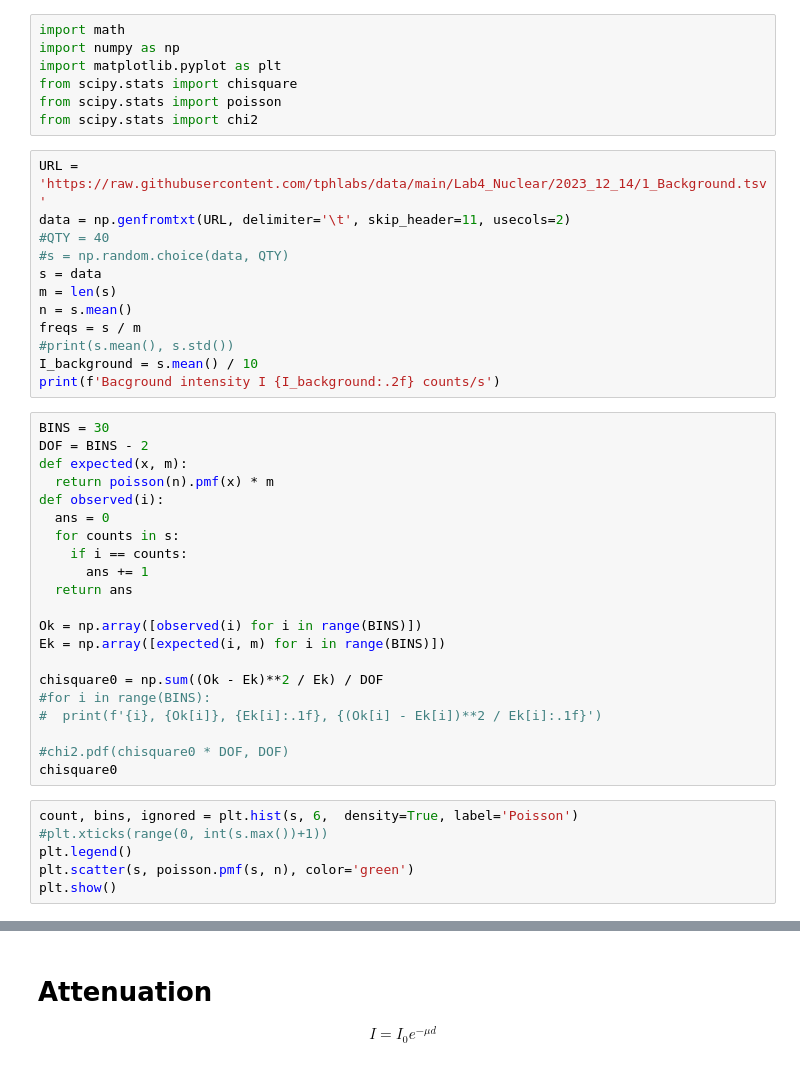
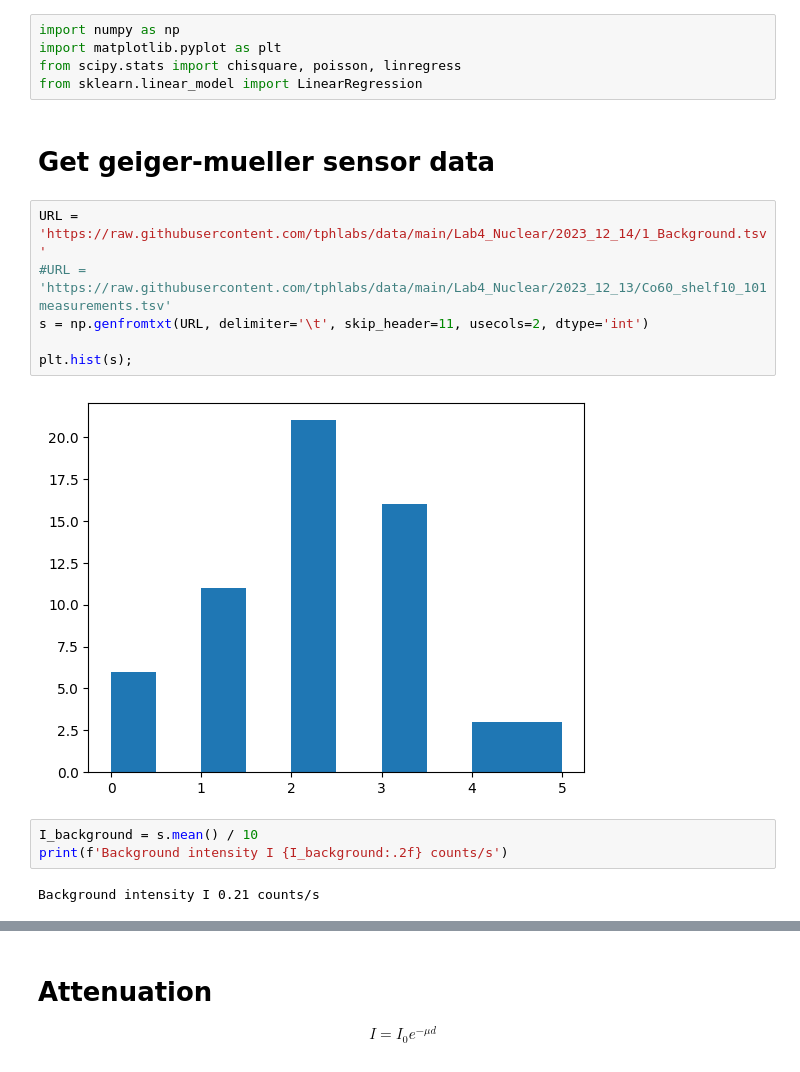
Before and after one commit to evgeny-kolonsky/Lab4_Nuclear, a Jupyter notebook: Lab4_Poisson_test.ipynb, the cells around one changed output, grey strips where cells are left out. Saved outputs shown, nothing was run; the diff lists cells and outputs as text.

Commit message:
Poisson test

```diff
--- a/Lab4_Poisson_test.ipynb
+++ b/Lab4_Poisson_test.ipynb
@@ -1,48 +1,22 @@
 # %% [markdown]
 <a href="https://colab.research.google.com/github/evgeny-kolonsky/Lab4_Nuclear/blob/main/Lab4_Poisson_test.ipynb" target="_parent"><img src="https://colab.research.google.com/assets/colab-badge.svg" alt="Open In Colab"/></a>
 # %%
-import math
 import numpy as np
 import matplotlib.pyplot as plt
-from scipy.stats import chisquare
-from scipy.stats import poisson
-from scipy.stats import chi2
+from scipy.stats import chisquare, poisson, linregress
+from sklearn.linear_model import LinearRegression
+# %% [markdown]
+# Get geiger-mueller sensor data
 # %%
 URL = 'https://raw.githubusercontent.com/tphlabs/data/main/Lab4_Nuclear/2023_12_14/1_Background.tsv'
-data = np.genfromtxt(URL, delimiter='\t', skip_header=11, usecols=2)
-#QTY = 40
-#s = np.random.choice(data, QTY)
-s = data
-m = len(s)
-n = s.mean()
-freqs = s / m
-#print(s.mean(), s.std())
-I_background = s.mean() / 10
-print(f'Bacground intensity I {I_background:.2f} counts/s')
+#URL = 'https://raw.githubusercontent.com/tphlabs/data/main/Lab4_Nuclear/2023_12_13/Co60_shelf10_101measurements.tsv'
+s = np.genfromtxt(URL, delimiter='\t', skip_header=11, usecols=2, dtype='int')
+
+plt.hist(s);
+# %% [output]
+[figure, added]
-# %%
-BINS = 30
-DOF = BINS - 2
-def expected(x, m):
-  return poisson(n).pmf(x) * m
-def observed(i):
-  ans = 0
-  for counts in s:
-    if i == counts:
-      ans += 1
-  return ans
-
-Ok = np.array([observed(i) for i in range(BINS)])
-Ek = np.array([expected(i, m) for i in range(BINS)])
-
-chisquare0 = np.sum((Ok - Ek)**2 / Ek) / DOF
-#for i in range(BINS):
-#  print(f'{i}, {Ok[i]}, {Ek[i]:.1f}, {(Ok[i] - Ek[i])**2 / Ek[i]:.1f}')
-
-#chi2.pdf(chisquare0 * DOF, DOF)
-chisquare0
-# %%
-count, bins, ignored = plt.hist(s, 6,  density=True, label='Poisson')
-#plt.xticks(range(0, int(s.max())+1))
-plt.legend()
-plt.scatter(s, poisson.pmf(s, n), color='green')
-plt.show()
+# %%
+I_background = s.mean() / 10
+print(f'Background intensity I {I_background:.2f} counts/s')
+# %% [output]
+Background intensity I 0.21 counts/s
```
Also changed, not shown: parts of 21 cells of this notebook.
